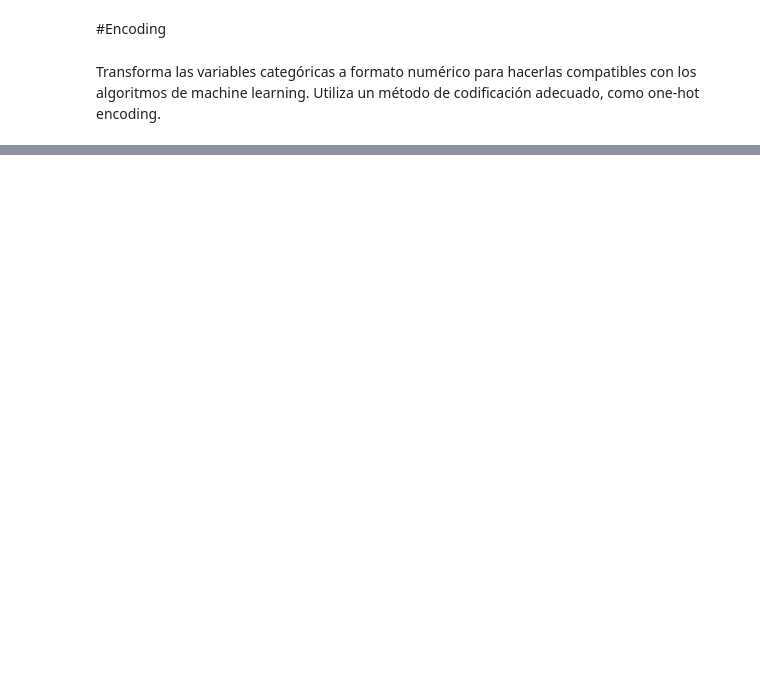
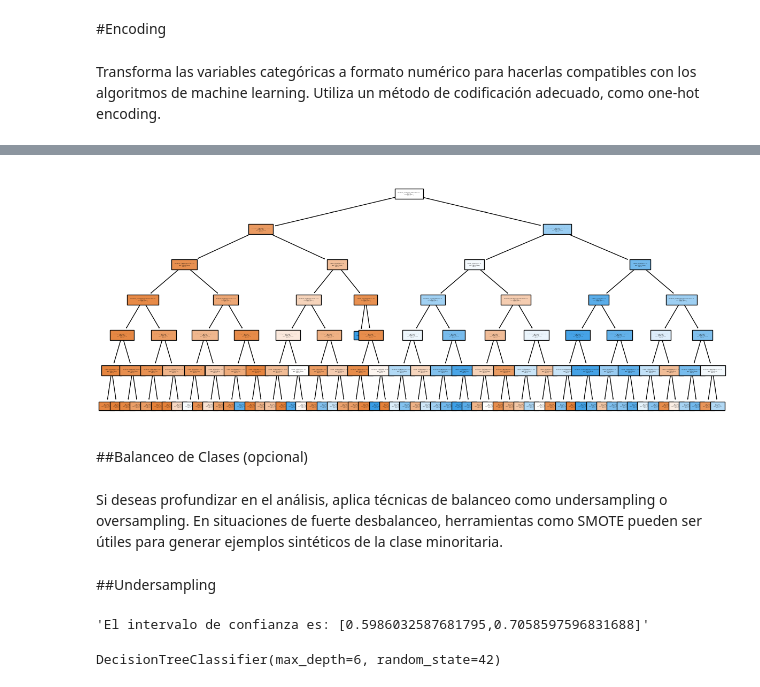
Before and after one commit to Alanimvc/Challenge_Telecom_X, a Jupyter notebook: Telecom_X_parte_2.ipynb, the cells around one changed output, grey strips where cells are left out. Saved outputs shown, nothing was run; the diff lists cells and outputs as text; code cells hidden in the pictures; blank space fills up the shorter version.

```diff
--- a/Telecom_X_parte_2.ipynb
+++ b/Telecom_X_parte_2.ipynb
@@ -280,0 +468,13 @@ one_hot = make_column_transformer((
+# %%
+valores_columnas = one_hot.get_feature_names_out(columnas)
+# %%
+plt.figure(figsize = (15, 6))
+plot_tree(modelo_arbol, filled = True, class_names = ['no', 'si'], fontsize = 1, feature_names = valores_columnas);
+# %% [output]
+[figure, added]
+# %% [markdown]
+##Balanceo de Clases (opcional)
+# %% [markdown]
+Si deseas profundizar en el análisis, aplica técnicas de balanceo como undersampling o oversampling. En situaciones de fuerte desbalanceo, herramientas como SMOTE pueden ser útiles para generar ejemplos sintéticos de la clase minoritaria.
+# %% [markdown]
+##Undersampling
@@ -280,0 +497,8 @@ one_hot = make_column_transformer((
+# %%
+intervalo_confianza(cv_resultados)
+# %% [output]
+'El intervalo de confianza es: [0.5986032587681795,0.7058597596831688]'
+# %%
+modeloDTU.fit(X_train, y_train)
+# %% [output]
+DecisionTreeClassifier(max_depth=6, random_state=42)
```
Also changed, not shown: parts of 76 cells of this notebook.
